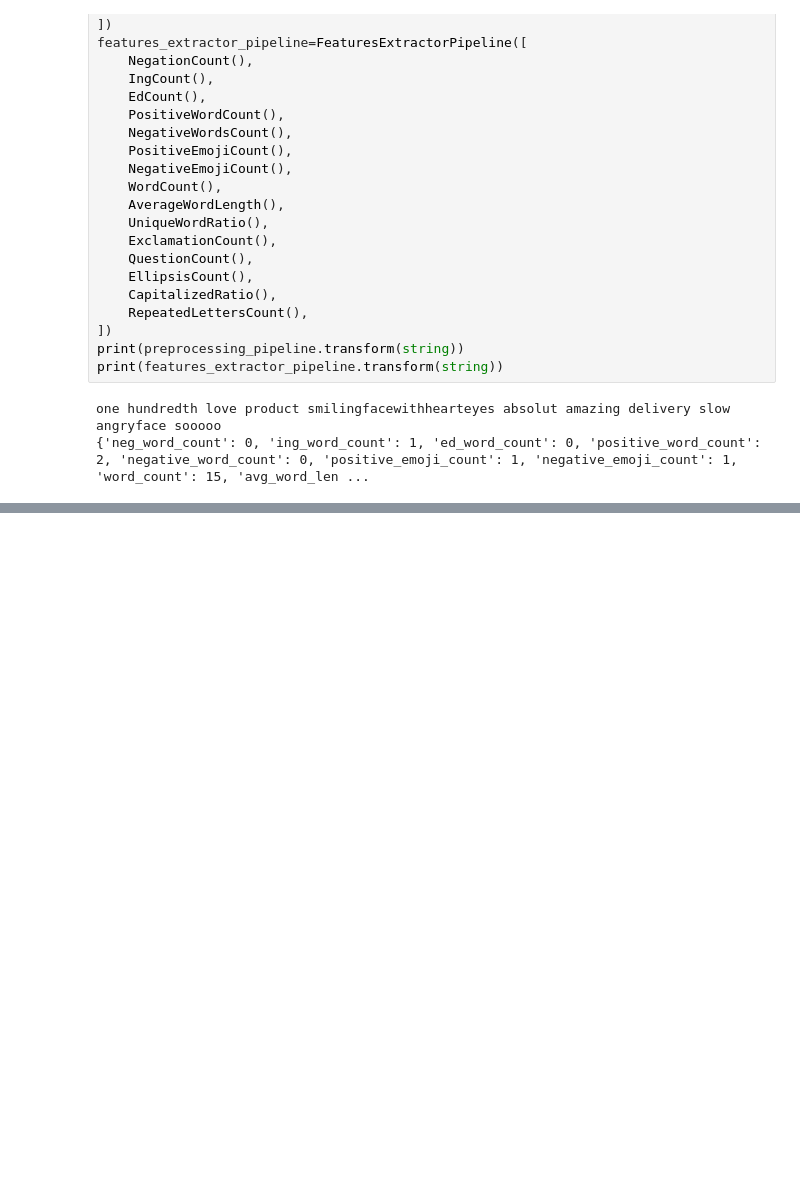
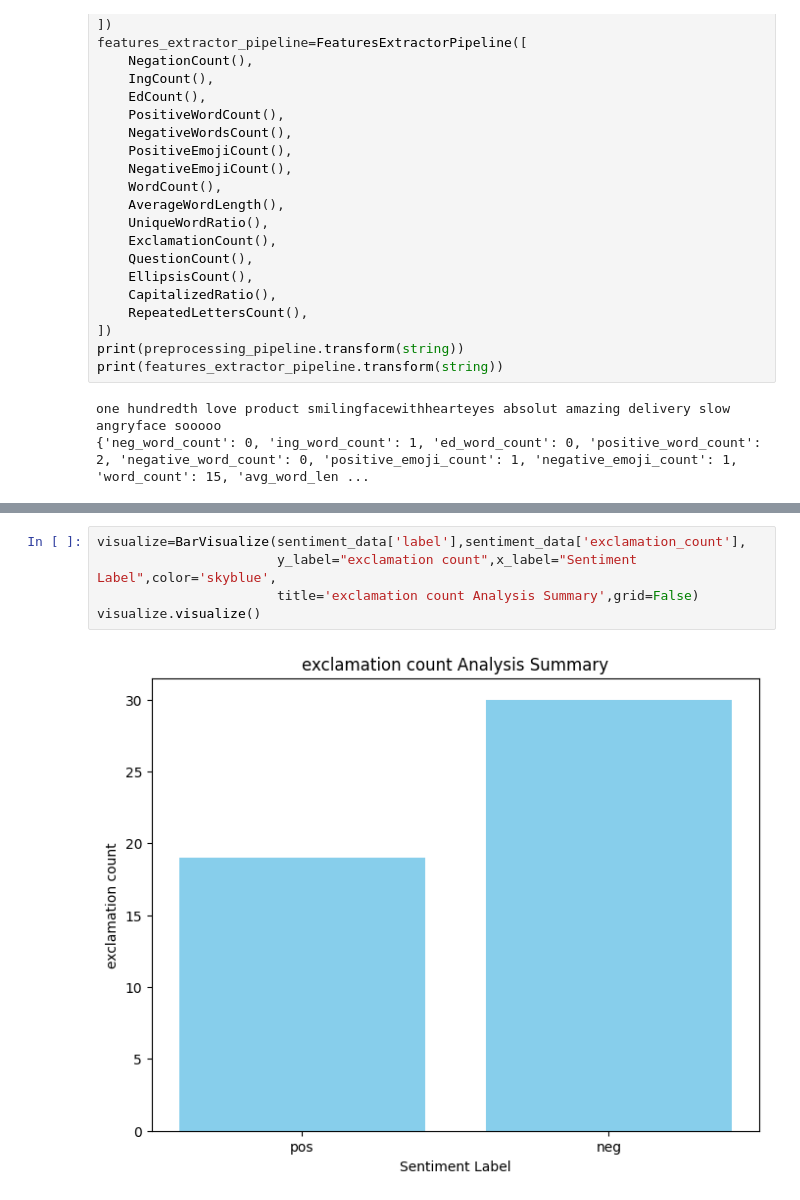
Before and after one commit to amjadAwad95/sentiment-analysis, a Jupyter notebook: main.ipynb, the cells around one changed output, grey strips where cells are left out. Drawn from its saved outputs; the diff is of its cells as text; blank space fills up the shorter version.

```diff
--- a/main.ipynb
+++ b/main.ipynb
@@ -483,0 +528,7 @@ sentiment_data.head(5)
+# %%
+visualize=BarVisualize(sentiment_data['label'],sentiment_data['exclamation_count'],
+                       y_label="exclamation count",x_label="Sentiment Label",color='skyblue',
+                       title='exclamation count Analysis Summary',grid=False)
+visualize.visualize()
+# %% [output]
+[figure, added]
```
Also changed, not shown: parts of 10 cells of this notebook.
